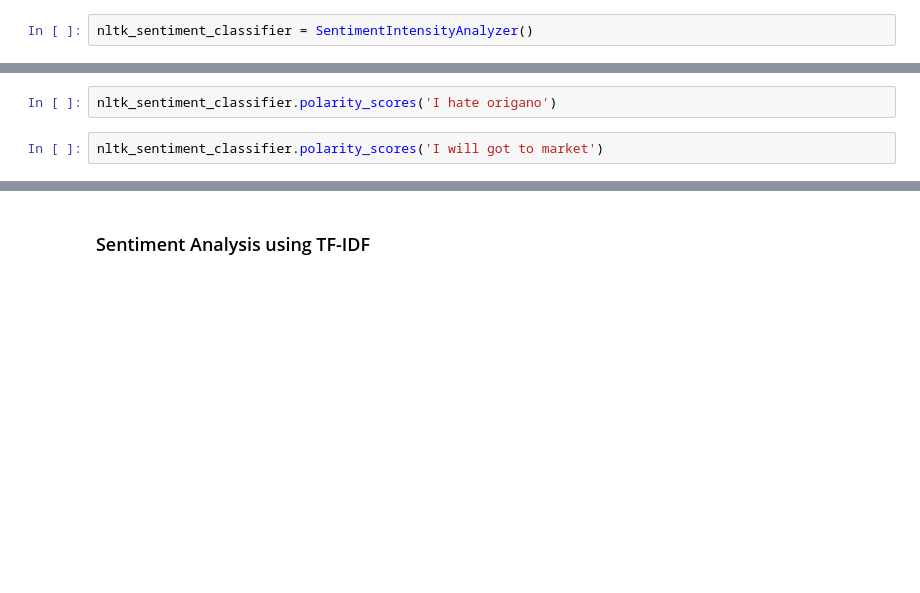
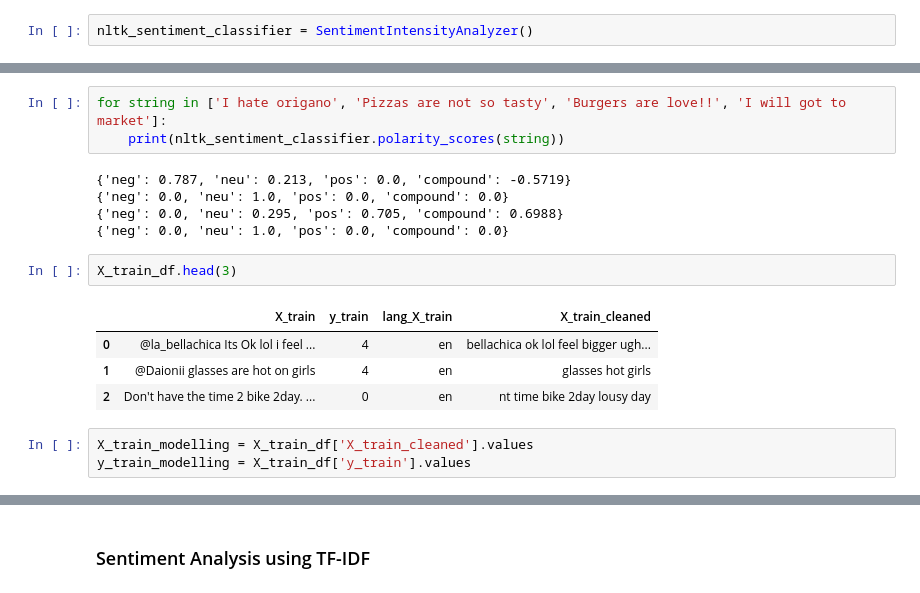
Before and after one commit to lavkushsingh31/NLP_Codes, a Jupyter notebook: Practice Udemy - Introduction to NLP IV.ipynb, the cells around one changed output, grey strips where cells are left out. Drawn from its saved outputs; the diff is of its cells as text; blank space fills up the shorter version.

```diff
--- a/Practice Udemy - Introduction to NLP IV.ipynb
+++ b/Practice Udemy - Introduction to NLP IV.ipynb
@@ -342,4 +367,18 @@ nltk_sentiment_classifier.polarity_scores('I love India')
 # %%
-nltk_sentiment_classifier.polarity_scores('I hate origano')
+for string in ['I hate origano', 'Pizzas are not so tasty', 'Burgers are love!!', 'I will got to market']:
+    print(nltk_sentiment_classifier.polarity_scores(string))
+# %% [output]
+{'neg': 0.787, 'neu': 0.213, 'pos': 0.0, 'compound': -0.5719}
+{'neg': 0.0, 'neu': 1.0, 'pos': 0.0, 'compound': 0.0}
+{'neg': 0.0, 'neu': 0.295, 'pos': 0.705, 'compound': 0.6988}
+{'neg': 0.0, 'neu': 1.0, 'pos': 0.0, 'compound': 0.0}
-# %%
-nltk_sentiment_classifier.polarity_scores('I will got to market')
+# %%
+X_train_df.head(3)
+# %% [output]
+|  | X_train | y_train | lang_X_train | X_train_cleaned |
+| 0 | @la_bellachica Its Ok lol i feel ... | 4 | en | bellachica ok lol feel bigger ugh... |
+| 1 | @Daionii glasses are hot on girls | 4 | en | glasses hot girls |
+| 2 | Don't have the time 2 bike 2day. ... | 0 | en | nt time bike 2day lousy day |
+# %%
+X_train_modelling = X_train_df['X_train_cleaned'].values
+y_train_modelling = X_train_df['y_train'].values
```
Also changed, not shown: parts of 87 cells of this notebook.
